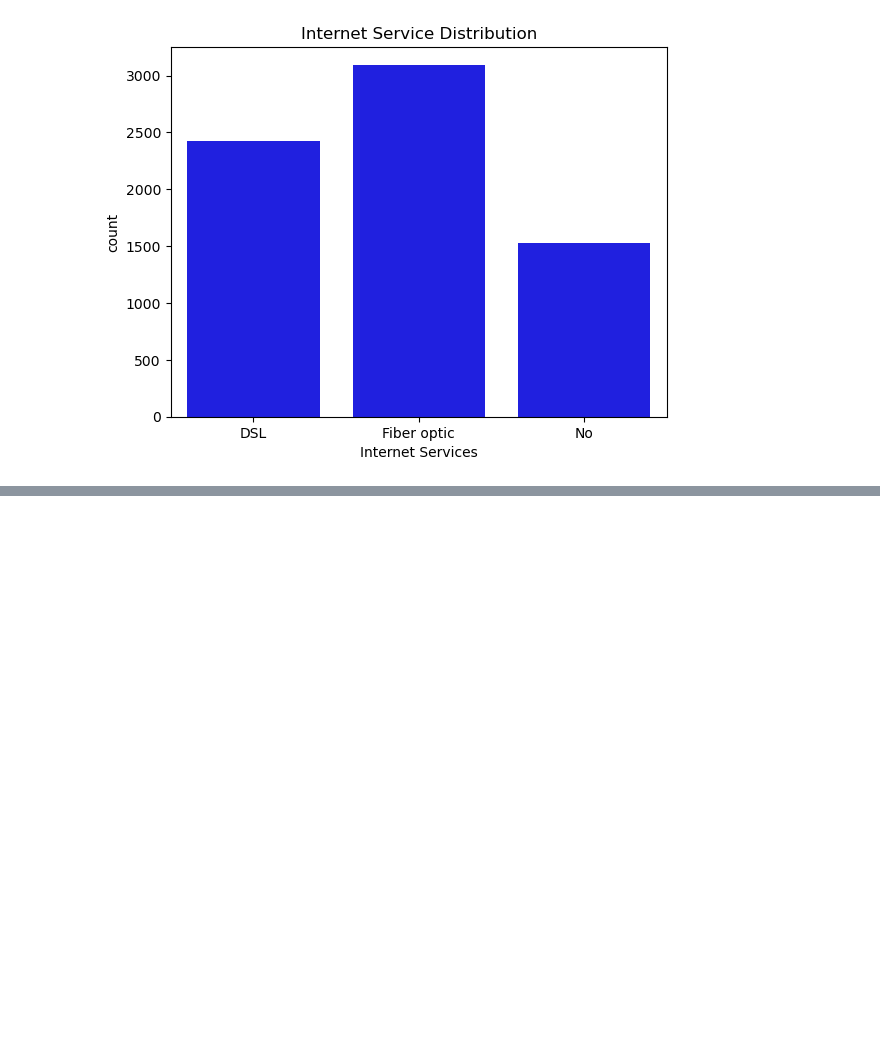
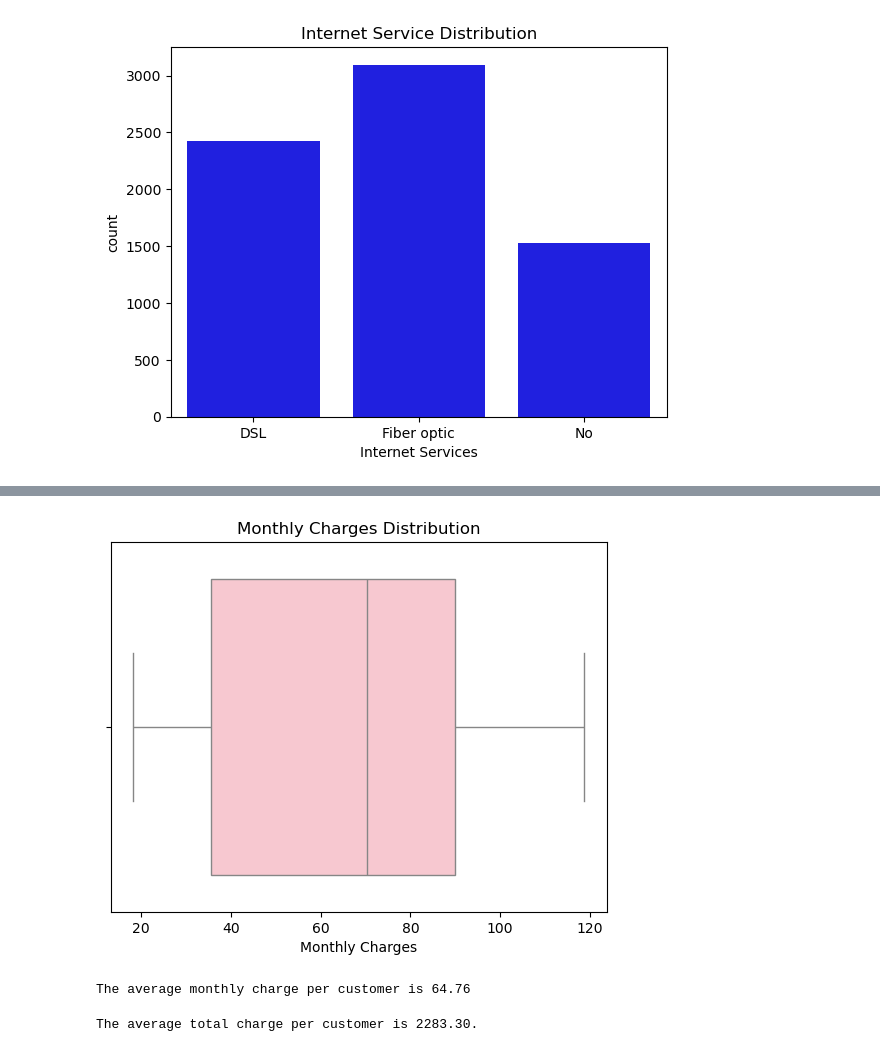
Before and after one commit to himashooo/Telco-Customer-Churn, a Jupyter notebook: Customer_churn.ipynb, the cells around one changed output, grey strips where cells are left out. Cells and saved outputs as stored; diff of their text form; code cells hidden in the pictures; blank space fills up the shorter version.

```diff
--- a/Customer_churn.ipynb
+++ b/Customer_churn.ipynb
@@ -155,0 +208,15 @@ print(f'{((df['InternetService']=='Fiber optic').sum()*100)/len(df):.2f}% of cus
+# %%
+sns.boxplot(data=df,x='MonthlyCharges',color='pink')
+plt.title('Monthly Charges Distribution')
+plt.xlabel('Monthly Charges')
+plt.show()
+# %% [output]
+[figure, added]
+# %%
+print(f"The average monthly charge per customer is {df['MonthlyCharges'].mean():.2f}")
+# %% [output]
+The average monthly charge per customer is 64.76
+# %%
+print(f"The average total charge per customer is {df['TotalCharges'].mean():.2f}.")
+# %% [output]
+The average total charge per customer is 2283.30.
```
Also changed, not shown: parts of 11 cells of this notebook.
